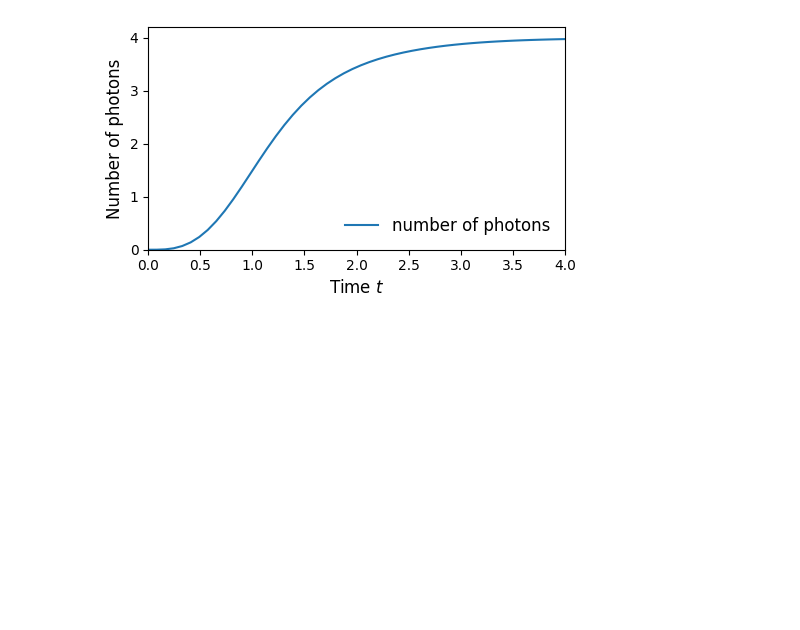
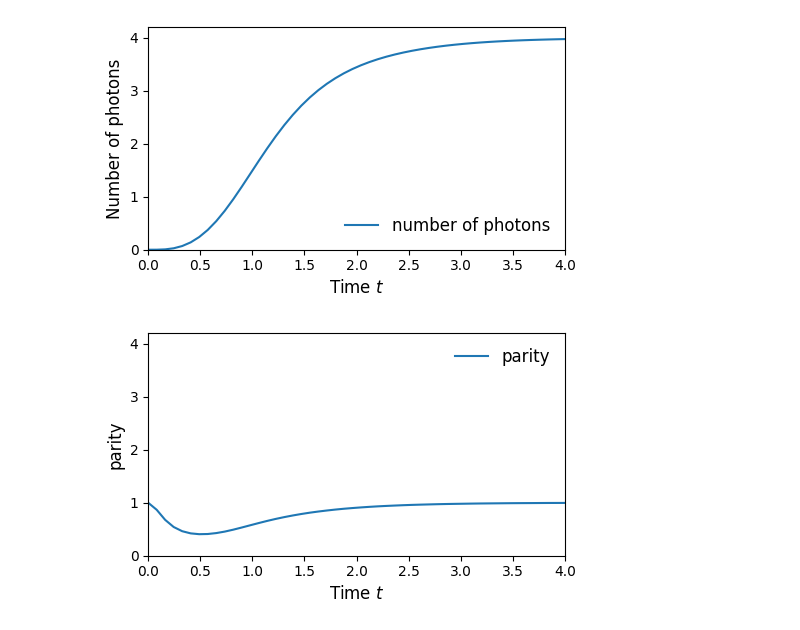
Before and after one commit to iQuHACK/2025-Alice-and-Bob, a Jupyter notebook: submission/Zeroth-NetWork/1-1.ipynb, the cells around one changed output. Drawn from its saved outputs; the diff is of its cells as text; code cells hidden in the pictures; blank space fills up the shorter version.

```diff
--- a/submission/Zeroth-NetWork/1-1.ipynb
+++ b/submission/Zeroth-NetWork/1-1.ipynb
@@ -53,3 +53,17 @@ plt.tight_layout()
 plt.show()
 # %% [output]
 [figure]
+# %%
+
+# plot the observable against time
+fig, ax = plt.subplots(1, 1, figsize=(5, 3))
+ax.plot(t_save, res.expects[1].real, label=r"parity")
+ax.set_ylim((0, 4.2))
+ax.set_xlim((0, T))
+ax.set_xlabel(r"Time $t$", fontsize=12)
+ax.set_ylabel(r"parity", fontsize=12)
+ax.legend(fontsize=12, frameon=False)
+plt.tight_layout()
+plt.show()
+# %% [output]
+[figure, added]
```
Also changed, not shown: parts of 1 cell of this notebook.
